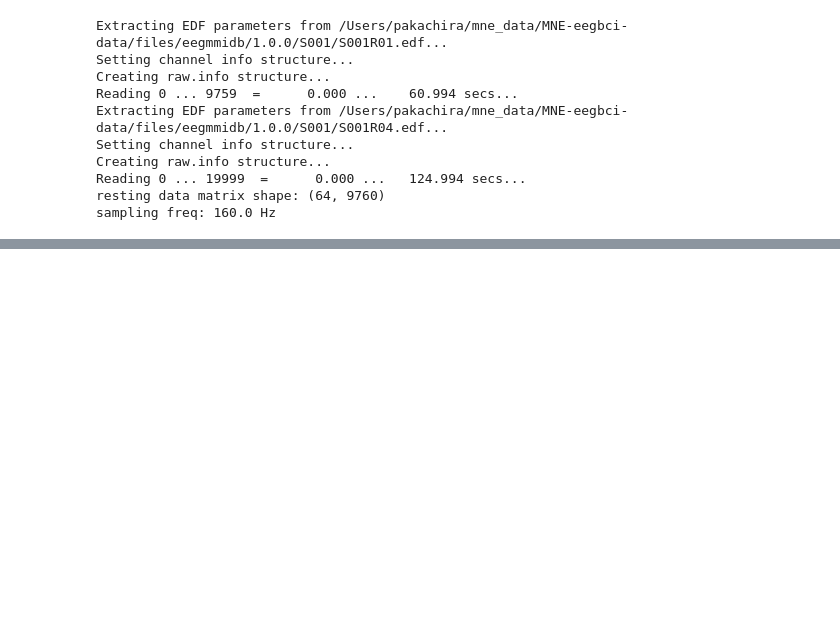
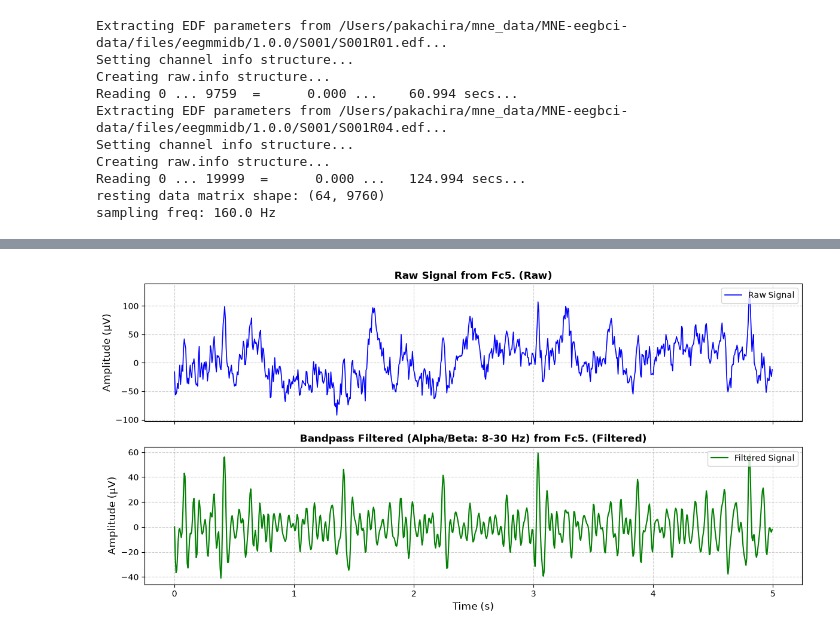
Before and after one commit to schaumenstattstressen/eeg-lfp-signal-pipeline, a Jupyter notebook: pipeline_demo.ipynb, the cells around one changed output, grey strips where cells are left out. Saved outputs shown, nothing was run; the diff lists cells and outputs as text; code cells hidden in the pictures; blank space fills up the shorter version.

Commit message:
feat: add visualization and validate bandpass filter

```diff
--- a/pipeline_demo.ipynb
+++ b/pipeline_demo.ipynb
@@ -27,3 +28,19 @@ Creating raw.info structure...
 Reading 0 ... 19999  =      0.000 ...   124.994 secs...
 resting data matrix shape: (64, 9760)
 sampling freq: 160.0 Hz
+# %%
+import sys
+sys.path.append('./src') # points to src directory
+from preprocessing import butter_bandpass_filter
+
+# Filter resting-state signal matrix
+filtered_rest = butter_bandpass_filter(
+    data=raw_rest.get_data(),
+    lowcut=8.0,
+    highcut=30.0,
+    fs=raw_rest.info['sfreq'],
+    order=4
+)
+
+print(f"Raw Matrix Shape:      {raw_rest.get_data().shape}")
+print(f"Filtered Matrix Shape: {filtered_rest.shape}")
@@ -29,0 +70,24 @@ sampling freq: 160.0 Hz
+# %%
+from visualization import plot_eeg_signal
+
+# pick channel 0 (Fc5.)
+channel_index = 0
+channel_name = raw_rest.ch_names[channel_index]
+
+times = raw_rest.times
+raw_trace = raw_rest.get_data()[channel_index]
+filtered_trace = filtered_rest[channel_index]
+
+# Plot first 5 seconds
+fig, axes = plot_eeg_signal(
+    time=times,
+    raw_signal=raw_trace,
+    filtered_signal=filtered_trace,
+    channel_name=channel_name,
+    duration=5.0,
+    fs=raw_rest.info['sfreq']
+)
+
+plt.show()
+# %% [output]
+[figure, added]
```
Also changed, not shown: parts of 3 cells of this notebook, 2 other files.
